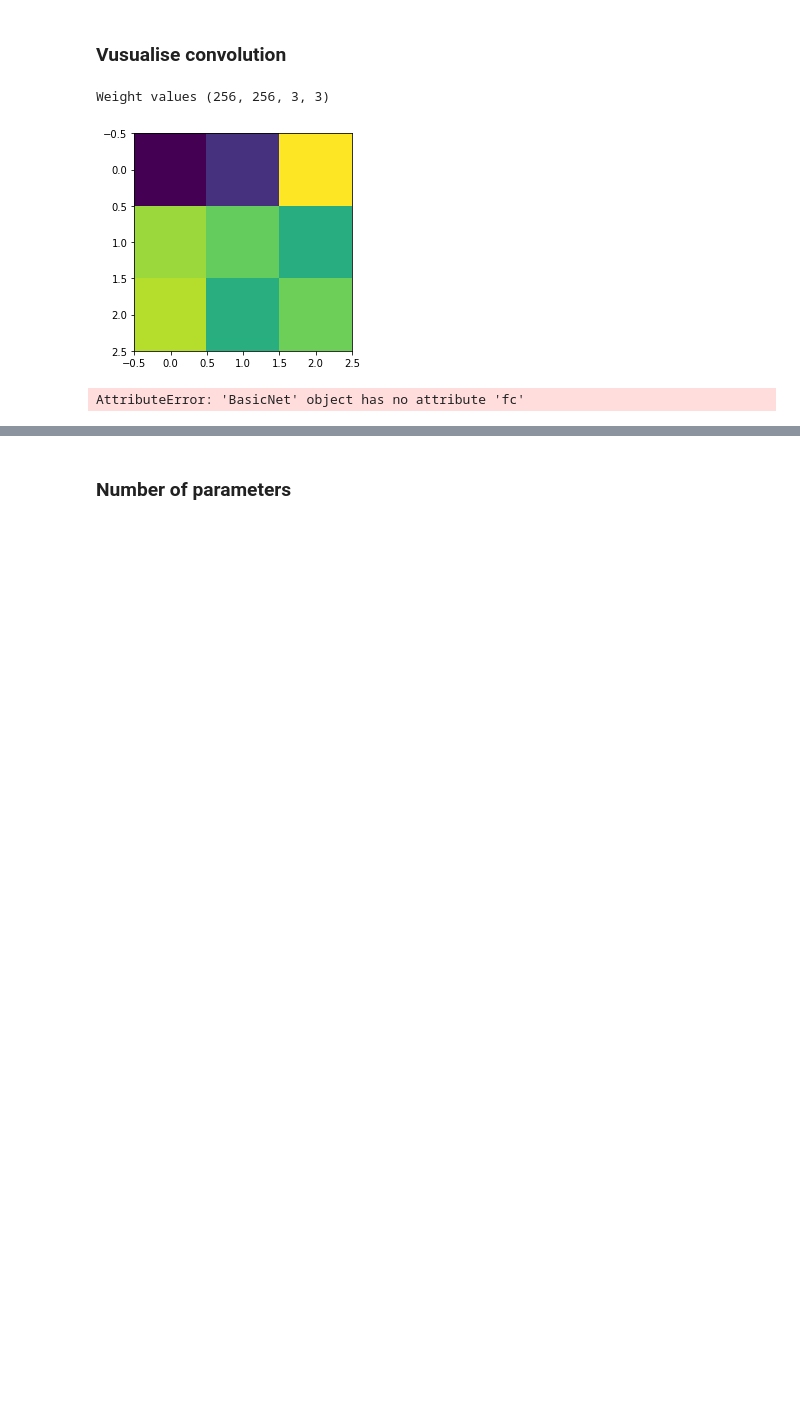
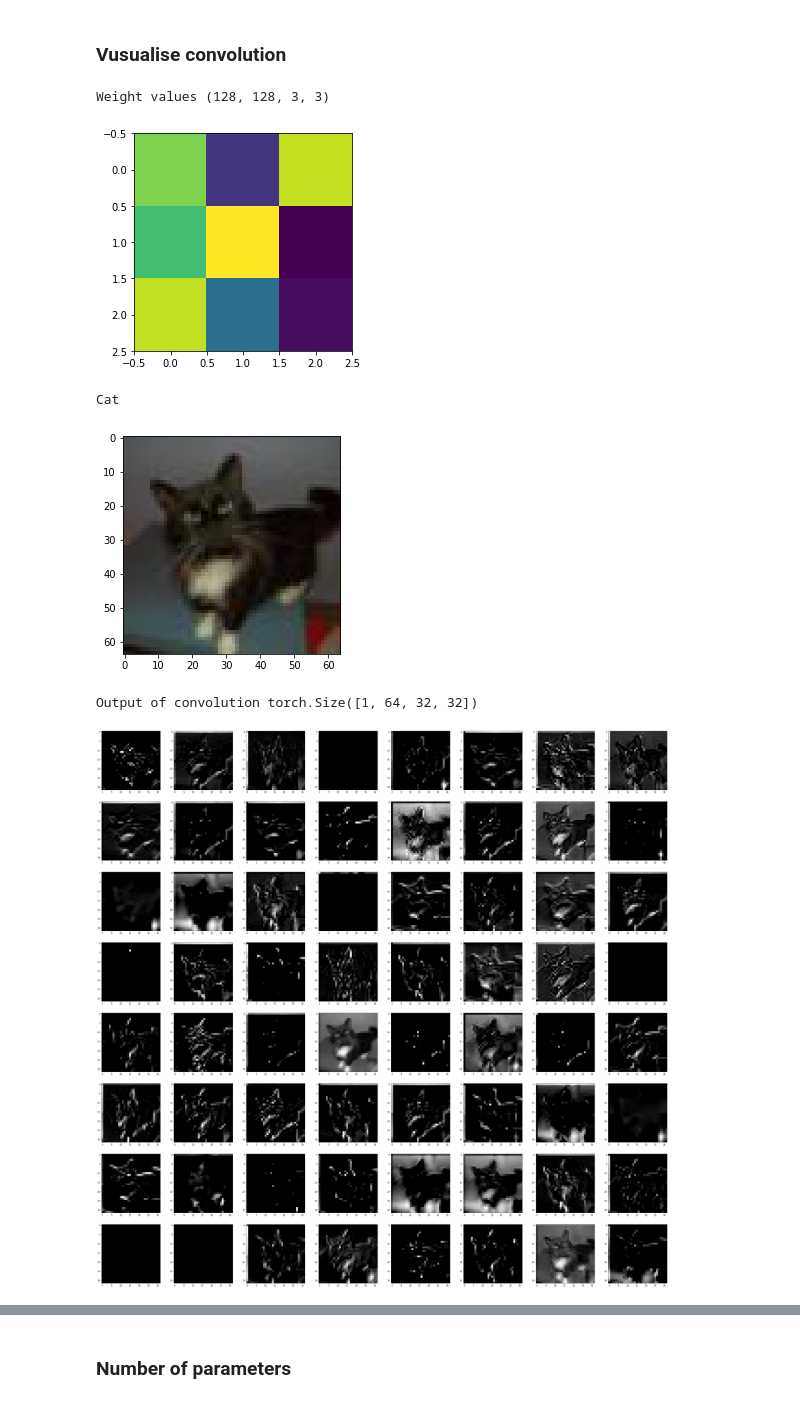
Before and after one commit to LaurenceDupont/ift6135-assignments, a Jupyter notebook: assignment1/problemSet3/Problem3.ipynb, the cells around one changed output, grey strips where cells are left out. Saved outputs shown, nothing was run; the diff lists cells and outputs as text; code cells hidden in the pictures; blank space fills up the shorter version.

Commit message:
[Homework1] - Problem set 3, Added output to results.

```diff
--- a/assignment1/problemSet3/Problem3.ipynb
+++ b/assignment1/problemSet3/Problem3.ipynb
@@ -378,13 +378,19 @@ best_model = None
 best_acc = 0
 train_losses = []
 valid_losses = []
+train_losses_acc = []
+valid_losses_acc = []
 for epoch in range(1, 200):
     train(model, train_loader, optimizer, epoch)
     tr_loss, tr_acc = test(model, train_loader)
     loss, acc = test(model, valid_loader)
 
     train_losses.append(tr_loss)
+    train_losses_acc.append(tr_acc)
+
     valid_losses.append(loss)
+    valid_losses_acc.append(acc)
+
     if (acc > best_acc):
         print("Best acc: ",acc)
         best_model = copy.deepcopy(model)
@@ -664,39 +670,42 @@ ouput_file.close()
 # %%
 best_model.to("cuda")
 # we cut out the last 11 layers of the model
-new_classifier_without_fc = nn.Sequential(*list(best_model.children())[:-11])
+new_classifier_without_fc = nn.Sequential(*list(best_model.children())[:2])
 
 best_model.to("cpu")
 # we get specefic weigts in model
 weight = list(best_model.children())[-5:-4][0].conv2.weight.data.numpy()
 best_model.to("cuda")
 print("Weight values", weight.shape)
 plt.imshow(weight[0,0,...])
 plt.show()
 
 
 for idx, (img, label)  in enumerate(test_loader_off):
-    if idx > 10:
+    if idx > 6:
         break
 
     inputs = img.to(device)
 
     label = best_model(inputs)
     pred = sigmoid_(label).round()
     class_name_pred = full_dataset.classes[pred.int()]
     print(class_name_pred)
 
     output = new_classifier_without_fc(inputs)
     plt.imshow(np.transpose(img.to("cpu")[0].numpy(), (1, 2, 0)))
     plt.show()
 
     plt.figure(figsize=(50,50))
     print("Output of convolution", output.shape)
     for i in range(64):
         plt.subplot(8,8, i + 1)
         plt.imshow(output.detach().to("cpu").numpy()[0][i], cmap="gray")
     plt.show()
 # %% [output]
-Weight values (256, 256, 3, 3)
+Weight values (128, 128, 3, 3)
-[figure, old version]
+[figure, new version]
-AttributeError: 'BasicNet' object has no attribute 'fc'
+Cat
+[figure, added]
+Output of convolution torch.Size([1, 64, 32, 32])
+[figure, added]
```
Also changed, not shown: parts of 6 cells of this notebook, 1 other file.
